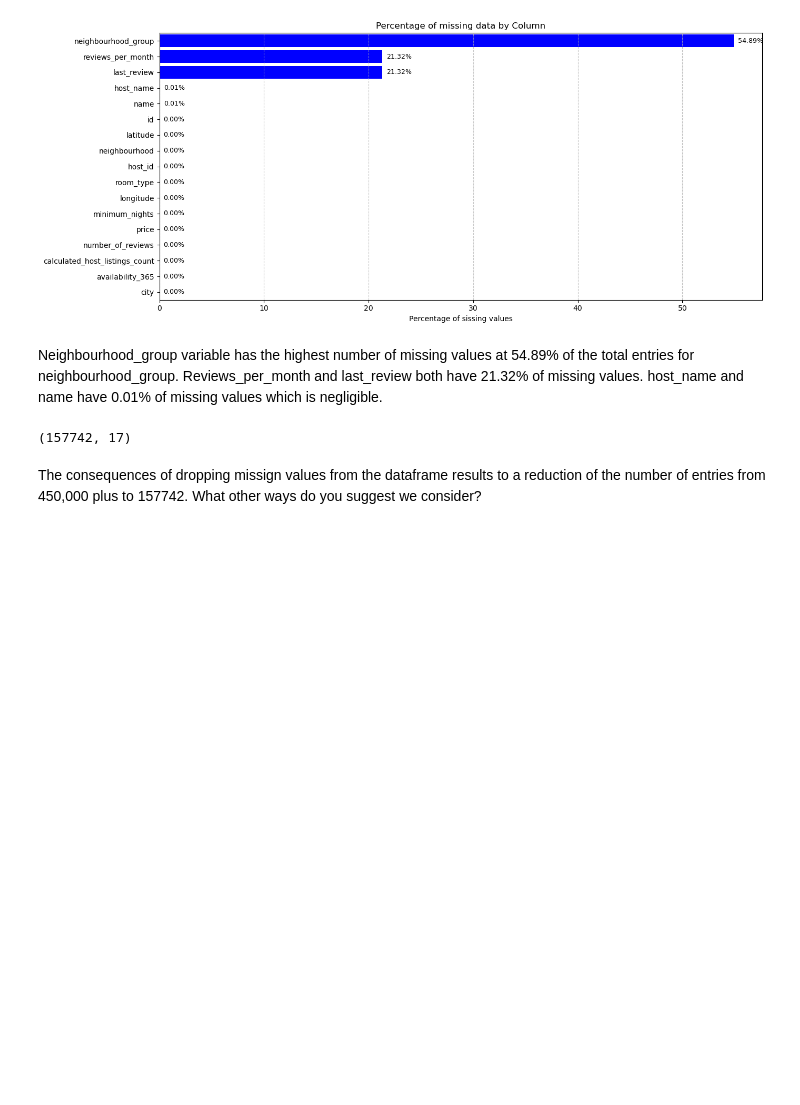
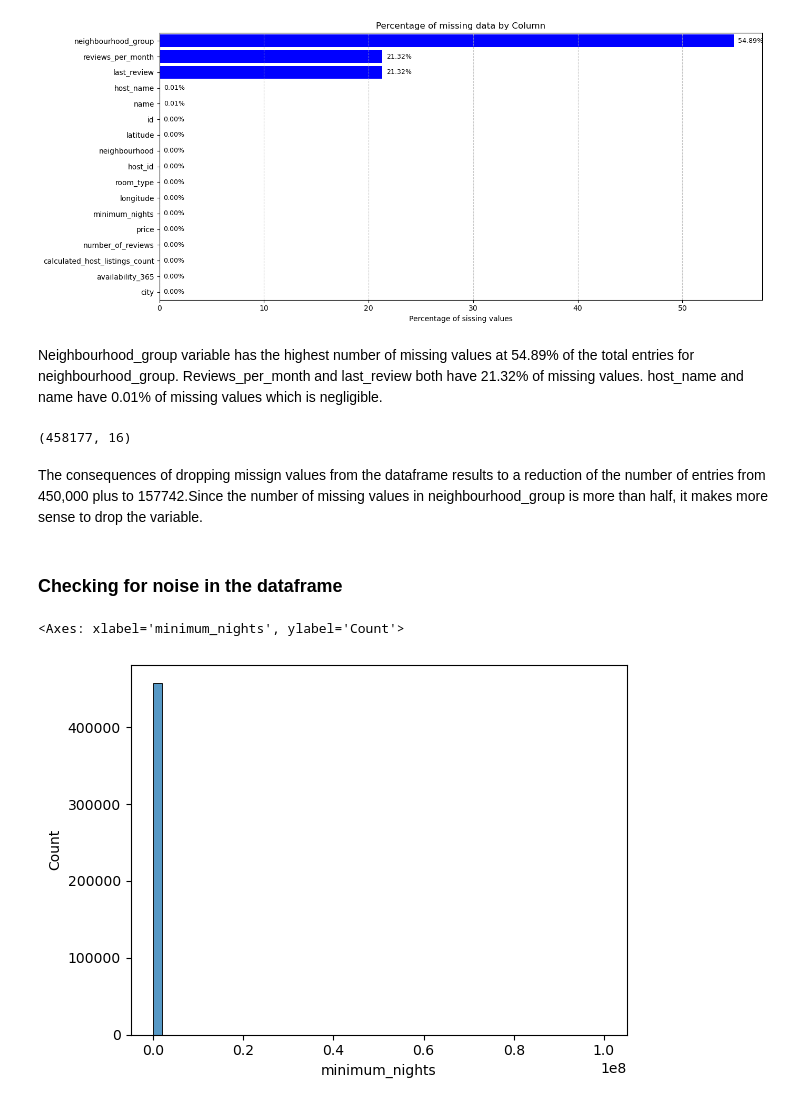
Before and after one commit to GVSU-CIS635/projects-dataminers, a Jupyter notebook: data_miners_kiptoo.ipynb, the cells around one changed output. Saved outputs shown, nothing was run; the diff lists cells and outputs as text; code cells hidden in the pictures; blank space fills up the shorter version.

```diff
--- a/data_miners_kiptoo.ipynb
+++ b/data_miners_kiptoo.ipynb
@@ -151,9 +152,16 @@ plt.show()
 # %% [markdown]
 Neighbourhood_group variable has the highest number of missing values at 54.89% of the total entries for neighbourhood_group. Reviews_per_month and last_review both have 21.32% of missing values. host_name and name have 0.01% of missing values which is negligible.
 # %%
-cleaned_df = joined_df.dropna()
+cleaned_df = joined_df.drop('neighbourhood_group', axis=1)
 cleaned_df.shape
 # %% [output]
-(157742, 17)
+(458177, 16)
 # %% [markdown]
-The consequences of dropping missign values from the dataframe results to a reduction of the number of entries from 450,000 plus to 157742. What other ways do you suggest we consider?
+The consequences of dropping missign values from the dataframe results to a reduction of the number of entries from 450,000 plus to 157742.Since the number of missing values in neighbourhood_group is more than half, it makes more sense to drop the variable.
+# %% [markdown]
+### Checking for noise in the dataframe
+# %%
+sns.histplot(cleaned_df['minimum_nights'], bins=50, kde=False)
+# %% [output]
+<Axes: xlabel='minimum_nights', ylabel='Count'>
+[figure, added]
```
Also changed, not shown: parts of 13 cells of this notebook.
